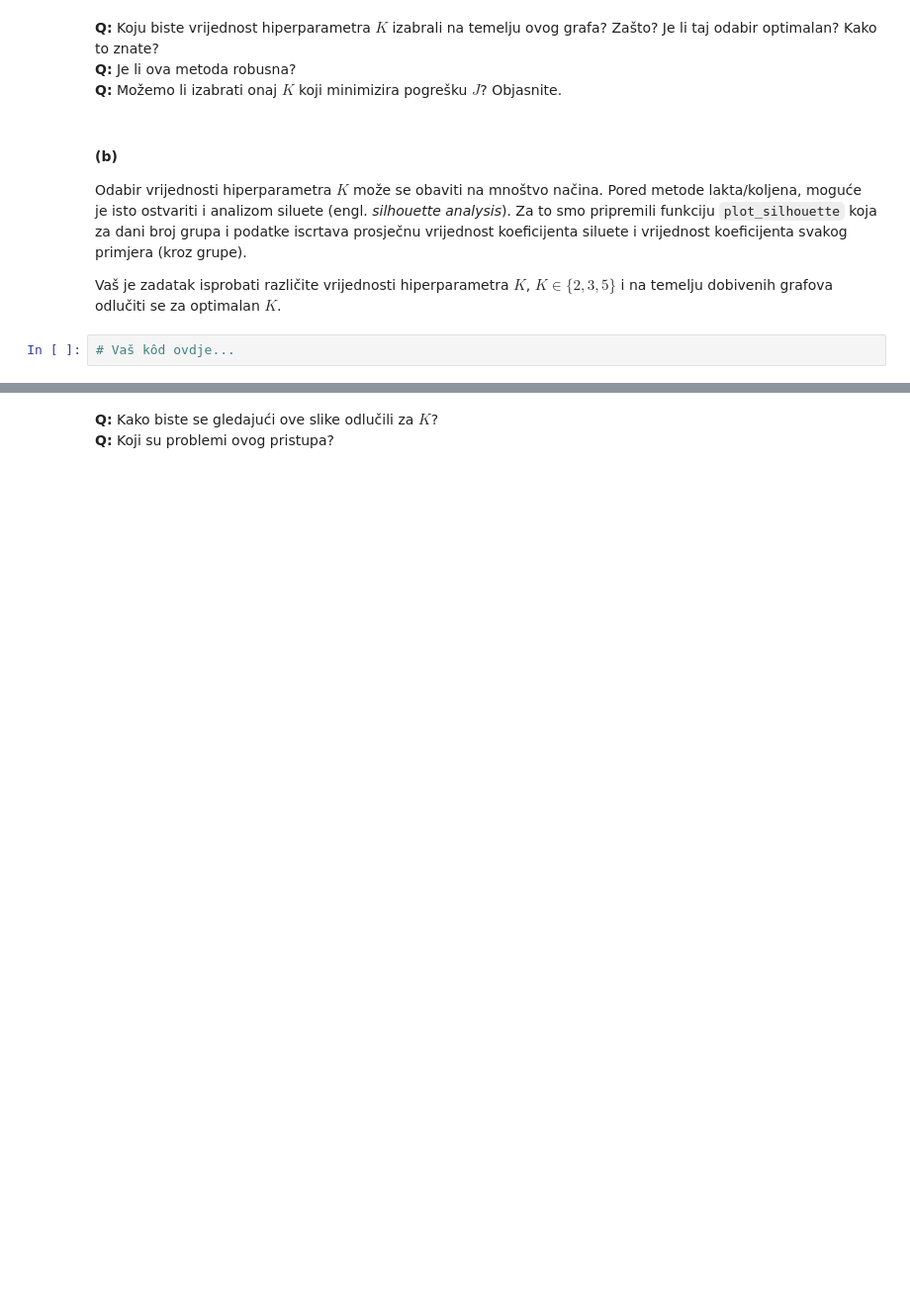
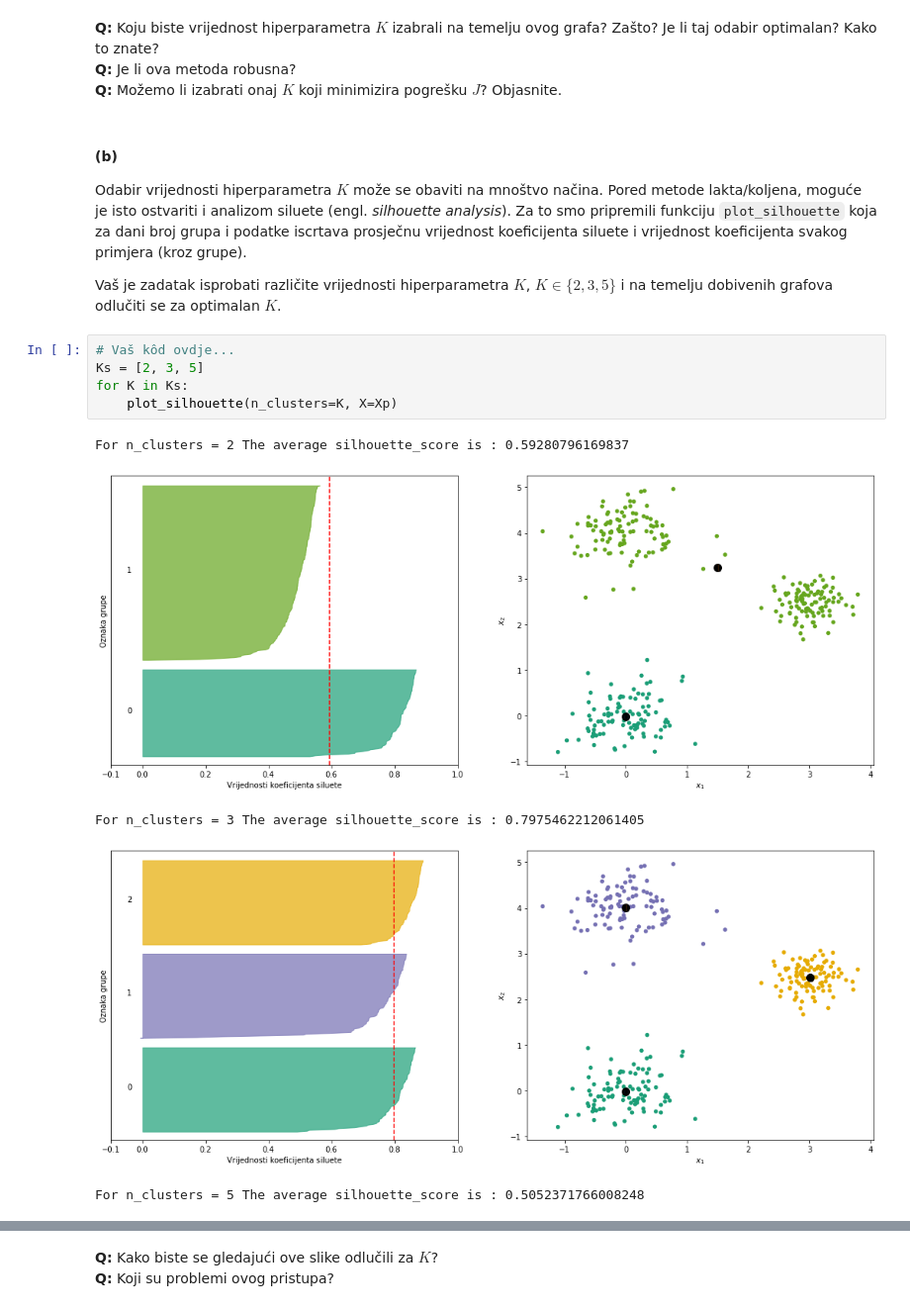
Before and after one commit to tomislavbjelcic/fer-tomislav, a Jupyter notebook: semestar_7/strojno/lab/SU1-2021-19-20-Grupiranje.ipynb, the cells around one changed output, grey strips where cells are left out. Shown: that part at 99% size. Drawn from its saved outputs; the diff is of its cells as text; blank space fills up the shorter version.

```diff
--- a/semestar_7/strojno/lab/SU1-2021-19-20-Grupiranje.ipynb
+++ b/semestar_7/strojno/lab/SU1-2021-19-20-Grupiranje.ipynb
@@ -149,5 +169,14 @@ from sklearn.cluster import KMeans
 Odabir vrijednosti hiperparametra $K$ može se obaviti na mnoštvo načina. Pored metode lakta/koljena, moguće je isto ostvariti i analizom siluete (engl. *silhouette analysis*). Za to smo pripremili funkciju `plot_silhouette` koja za dani broj grupa i podatke iscrtava prosječnu vrijednost koeficijenta siluete i vrijednost koeficijenta svakog primjera (kroz grupe).
 
 Vaš je zadatak isprobati različite vrijednosti hiperparametra $K$, $K \in \{2, 3, 5\}$ i na temelju dobivenih grafova odlučiti se za optimalan $K$.
-# %%
-# Vaš kôd ovdje...
+# %%
+# Vaš kôd ovdje...
+Ks = [2, 3, 5]
+for K in Ks:
+    plot_silhouette(n_clusters=K, X=Xp)
+# %% [output]
+For n_clusters = 2 The average silhouette_score is : 0.59280796169837
+[figure, added]
+For n_clusters = 3 The average silhouette_score is : 0.7975462212061405
+[figure, added]
+For n_clusters = 5 The average silhouette_score is : 0.5052371766008248
```
Also changed, not shown: parts of 16 cells of this notebook.
